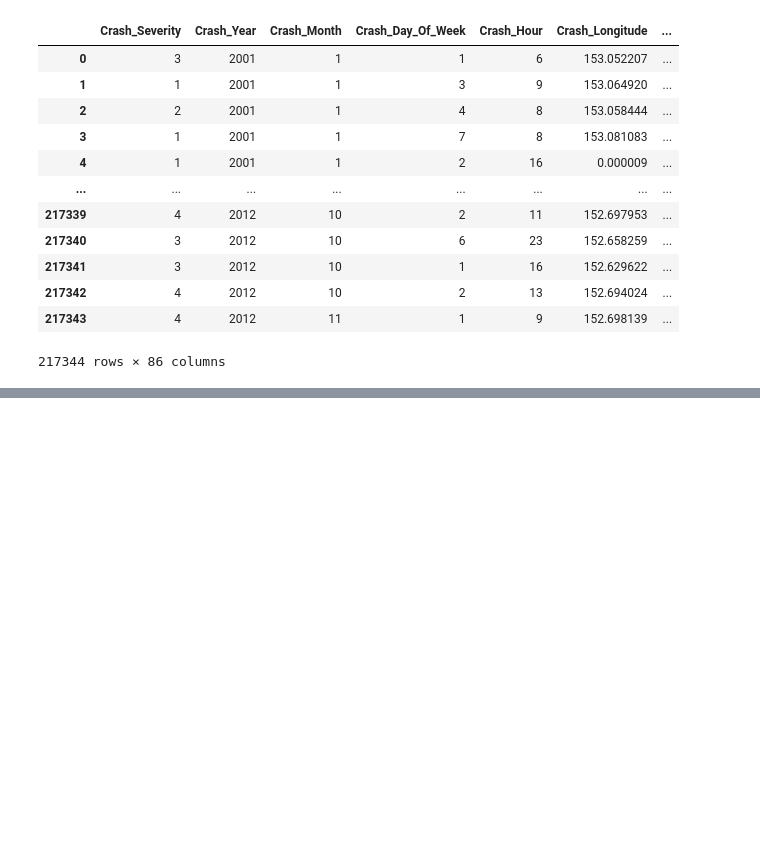
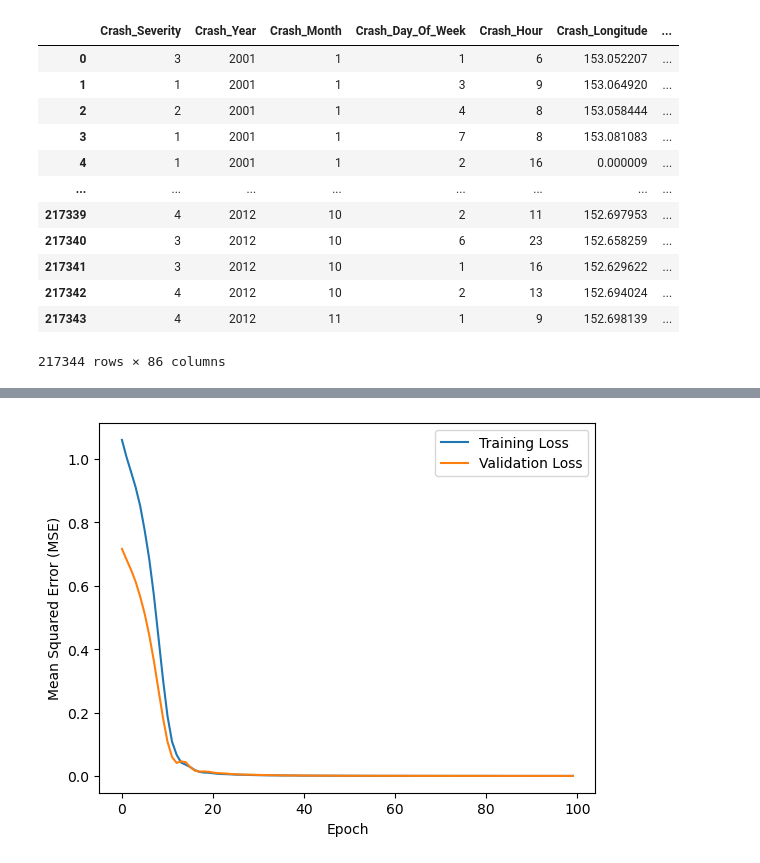
Before and after one commit to ENMcCool/ox2023, a Jupyter notebook: experiment_with_crash_data.ipynb, the cells around one changed output, grey strips where cells are left out. Cells and saved outputs as stored; diff of their text form; code cells hidden in the pictures; blank space fills up the shorter version.

```diff
--- a/experiment_with_crash_data.ipynb
+++ b/experiment_with_crash_data.ipynb
@@ -264,0 +570,38 @@ data.to_csv('Numerical_crash_data')
+# %%
+X_train, X_test, _, _ = train_test_split(X_norm, y, test_size=0.2, random_state=42)
+# %%
+input_dim = X_train.shape[1]
+
+# Define the autoencoder architecture
+autoencoder = models.Sequential([
+    layers.Dense(64, activation='relu', input_shape=(input_dim,)),
+    layers.Dense(32, activation='relu'),
+    layers.Dense(16, activation='relu'),
+    layers.Dense(32, activation='relu'),
+    layers.Dense(64, activation='relu'),
+    layers.Dense(input_dim)
+])
+
+# Compile the model
+autoencoder.compile(optimizer='adam', loss='mean_squared_error')
+
+# Train the autoencoder
+history = autoencoder.fit(X_train, X_train, epochs=100, batch_size=32, validation_split=0.1, verbose=0)
+# %%
+plt.plot(history.history['loss'], label='Training Loss')
+plt.plot(history.history['val_loss'], label='Validation Loss')
+plt.xlabel('Epoch')
+plt.ylabel('Mean Squared Error (MSE)')
+plt.legend()
+plt.show()
+
+
+# Predict the reconstructed data using the trained autoencoder
+X_test_reconstructed = autoencoder.predict(X_test)
+
+# Calculate the reconstruction error (mean squared error)
+mse = mean_squared_error(X_test, X_test_reconstructed)
+
+print(f'Reconstruction Error (MSE): {mse}')
+# %% [output]
+[figure, added]
```
Also changed, not shown: parts of 43 cells of this notebook.
